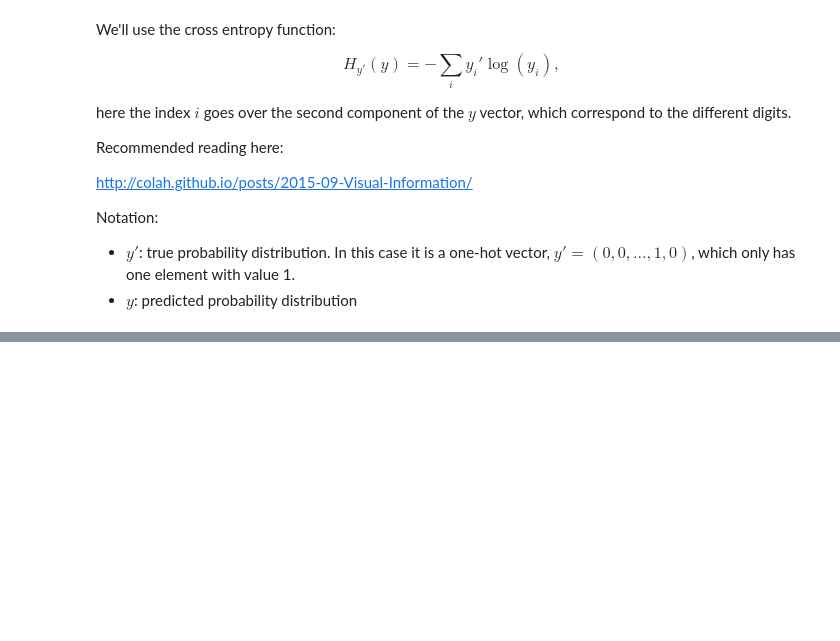
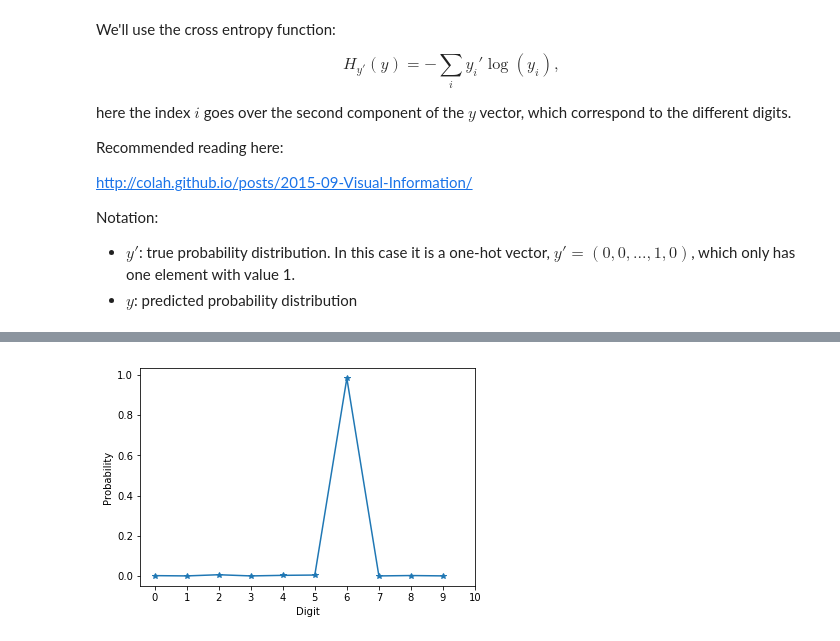
Before and after one commit to denglert/machine-learning-sandbox, a Jupyter notebook: tensorflow/MNIST_tutorial.ipynb, the cells around one changed output, grey strips where cells are left out. Cells and saved outputs as stored; diff of their text form; code cells hidden in the pictures; blank space fills up the shorter version.

```diff
--- a/tensorflow/MNIST_tutorial.ipynb
+++ b/tensorflow/MNIST_tutorial.ipynb
@@ -114,0 +173,2 @@ Questions:
+# %%
+matches = sess.run(correct_prediction, feed_dict={x: mnist.test.images, y_: mnist.test.labels})
@@ -114,0 +203,6 @@ Questions:
+# %%
+prediction = sess.run(getlabel, feed_dict={x: mnist.test.images[8:9], y_: mnist.test.labels[8:9]})
+# %%
+showprediction(prediction)
+# %% [output]
+[figure, added]
```
Also changed, not shown: parts of 30 cells of this notebook.
